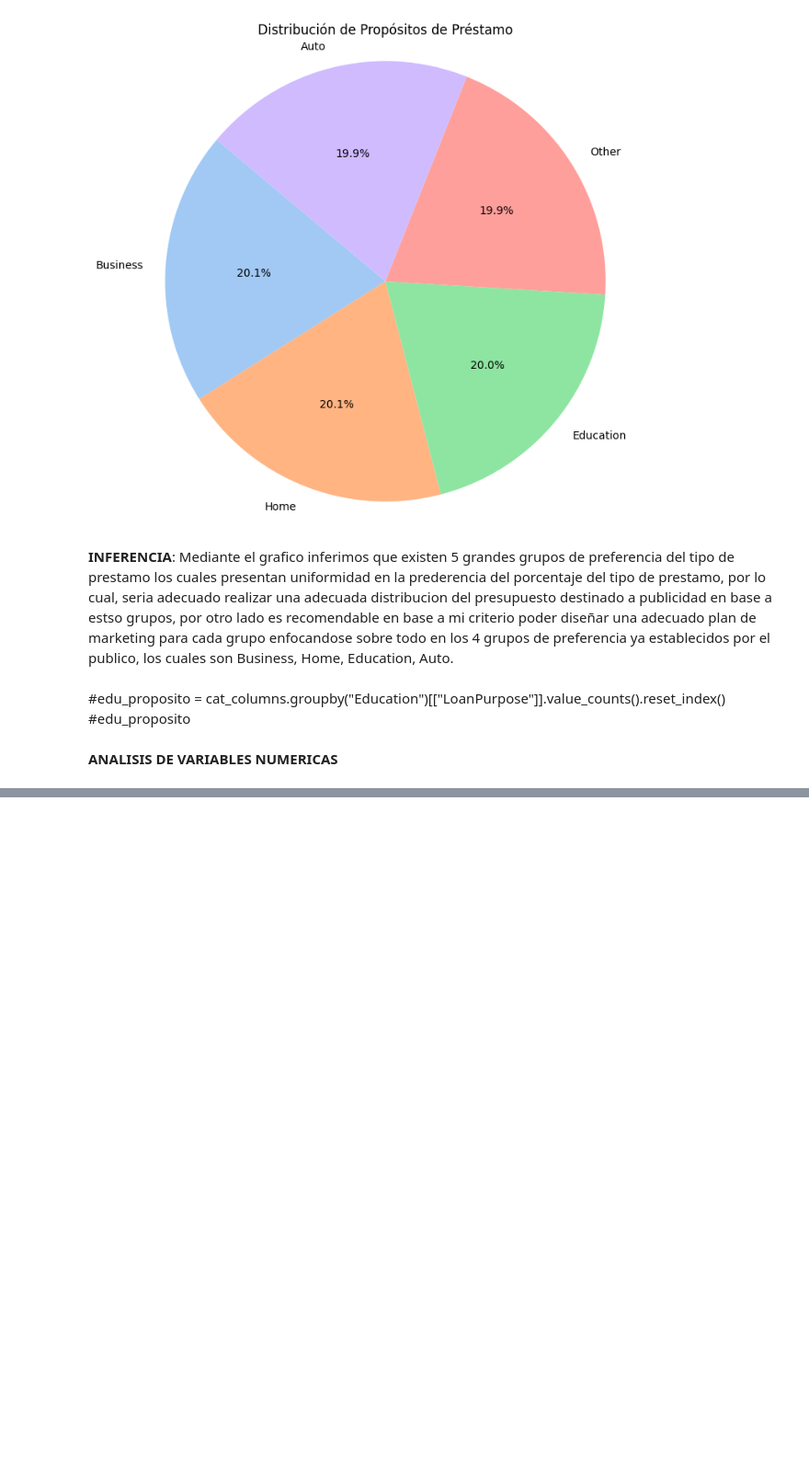
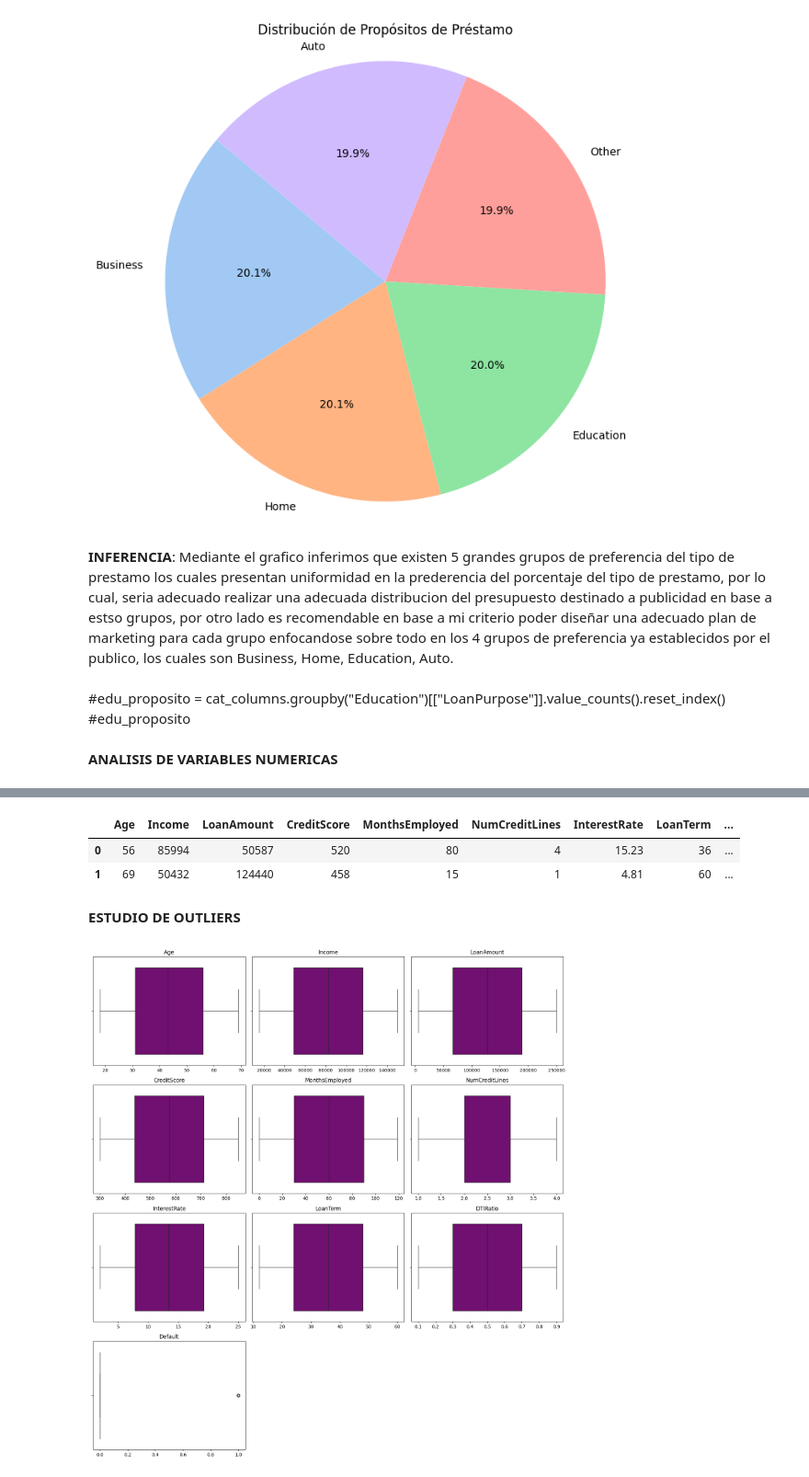
Before and after one commit to alexdaniel-23/Loan-Default-Prediction-Dataset, a Jupyter notebook: morosidad_prestamos.ipynb, the cells around one changed output, grey strips where cells are left out. Shown: that part at 92% size. Drawn from its saved outputs; the diff is of its cells as text; code cells hidden in the pictures; blank space fills up the shorter version.

Commit message:
boxplots

```diff
--- a/morosidad_prestamos.ipynb
+++ b/morosidad_prestamos.ipynb
@@ -230,3 +230,6 @@ plt.show()
 #edu_proposito
 # %% [markdown]
 **ANALISIS DE VARIABLES NUMERICAS**
+# %%
+num_cols =df.select_dtypes(include=['float64','int64'])
+num_cols.columns
@@ -232,0 +278,27 @@ plt.show()
+# %%
+num_cols.head(2)
+# %% [output]
+|  | Age | Income | LoanAmount | CreditScore | MonthsEmployed | NumCreditLines | InterestRate | LoanTerm | ... |
+| 0 | 56 | 85994 | 50587 | 520 | 80 | 4 | 15.23 | 36 | ... |
+| 1 | 69 | 50432 | 124440 | 458 | 15 | 1 | 4.81 | 60 | ... |
+# %% [markdown]
+**ESTUDIO DE OUTLIERS**
+# %%
+cols_numericas = ['Age', 'Income', 'LoanAmount', 'CreditScore', 'MonthsEmployed',
+            'NumCreditLines', 'InterestRate', 'LoanTerm', 'DTIRatio', 'Default']
+num_subplots = len(cols_numericas)
+cols = 3  # Número fijo de columnas
+rows = (num_subplots + cols - 1) // cols  # Número de filas necesarias
+
+plt.figure(figsize=(15, 4 * rows))  # Ajustar el tamaño de la figura según las filas
+ind = 1
+for col_num in cols_numericas:
+    plt.subplot(rows, cols, ind)
+    sns.boxplot(data=num_cols, x=col_num, color="purple")  # Pasar el DataFrame y el nombre de la columna
+    plt.title(col_num)
+    ind += 1
+    plt.xlabel("")
+plt.tight_layout()
+plt.show()
+# %% [output]
+[figure, added]
```
Also changed, not shown: parts of 5 cells of this notebook.
